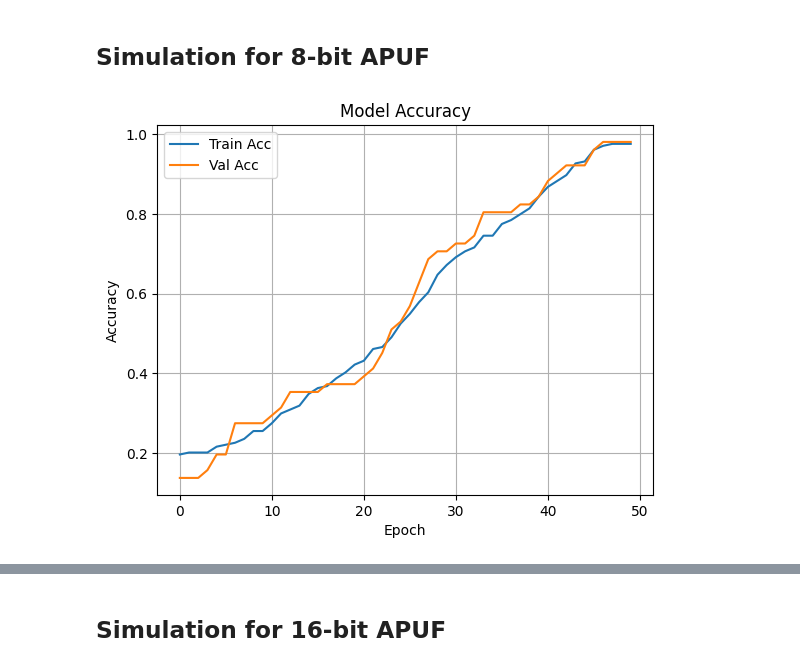
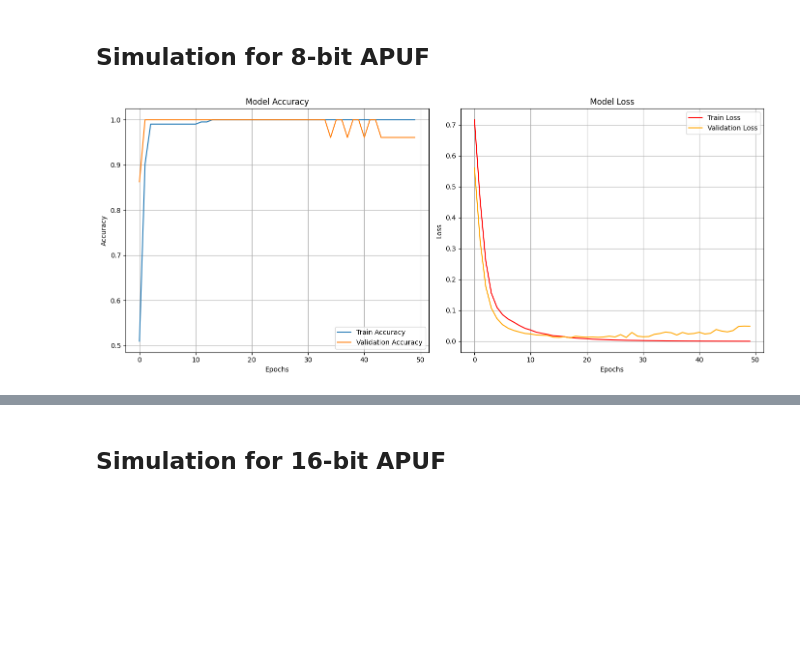
Before and after one commit to LEO0072003/PUF, a Jupyter notebook: model.ipynb, the cells around one changed output, grey strips where cells are left out. Drawn from its saved outputs; the diff is of its cells as text; code cells hidden in the pictures; blank space fills up the shorter version.

Commit message:
Update plot

```diff
--- a/model.ipynb
+++ b/model.ipynb
@@ -20,41 +20,60 @@ n = 8
 # input = pd.read_csv(f"input_{n}.csv")
 input = pd.read_csv(f"data/phi_{n}.csv")
 output = pd.read_csv(f"data/output_{n}.csv")
 # Separate features (input) and target (output) columns
 x = pd.DataFrame(input)
 y = pd.DataFrame(output)
 
 # Split the dataset into training and testing sets
 X_train, X_test, Y_train, Y_test = train_test_split(x, y, test_size=0.2, random_state=42)
 
 # Standardize the input features
 scaler = StandardScaler()
 X_train = scaler.fit_transform(X_train)
 X_test = scaler.transform(X_test)
 
 model = Sequential()
 model.add(Dense(units=n, activation='tanh', input_dim=n))
 model.add(Dense(units=4, activation='tanh'))
 model.add(Dense(units=1, activation='sigmoid'))
 
 model.compile(optimizer='adam', loss='binary_crossentropy', metrics=['accuracy'])
 
-history = model.fit(X_train, Y_train, epochs=50, batch_size=50, validation_data=(X_test, Y_test),verbose=0)
+history = model.fit(X_train, Y_train, epochs=50, batch_size=1, validation_data=(X_test, Y_test),verbose=0)
 
-plt.plot(history.history['accuracy'], label='Train Acc')
-plt.plot(history.history['val_accuracy'], label='Val Acc')
-plt.title('Model Accuracy')
-plt.xlabel('Epoch')
-plt.ylabel('Accuracy')
-plt.legend()
-plt.grid(True)
-plt.savefig(f'plots/accuracy_plot_{n}.png')  # Save plot to a file
+# Create a figure and axes
+fig, ax = plt.subplots(1, 2, figsize=(14, 6))  # 1 row, 2 columns
+
+# Plot accuracy
+ax[0].plot(history.history['accuracy'], label='Train Accuracy')
+ax[0].plot(history.history['val_accuracy'], label='Validation Accuracy')
+ax[0].set_title('Model Accuracy')
+ax[0].set_xlabel('Epochs')
+ax[0].set_ylabel('Accuracy')
+ax[0].legend()
+ax[0].grid(True)
+
+# Plot loss
+ax[1].plot(history.history['loss'], label='Train Loss', color='red')
+ax[1].plot(history.history['val_loss'], label='Validation Loss', color='orange')
+ax[1].set_title('Model Loss')
+ax[1].set_xlabel('Epochs')
+ax[1].set_ylabel('Loss')
+ax[1].legend()
+ax[1].grid(True)
+
+# Adjust layout for better spacing
+plt.tight_layout()
+
+# Save the combined plot
+plt.savefig(f'plots/accuracy_plot_{n}.png')
+
+# Show the plot
 plt.show()
-
 
 # Evaluate the model
 loss, accuracy = model.evaluate(X_test, Y_test)
 print("Test Loss:", loss)
 print("Test Accuracy:", accuracy)
 # %% [output]
-[figure, old version]
+[figure, new version]
```
Also changed, not shown: parts of 2 cells of this notebook.
